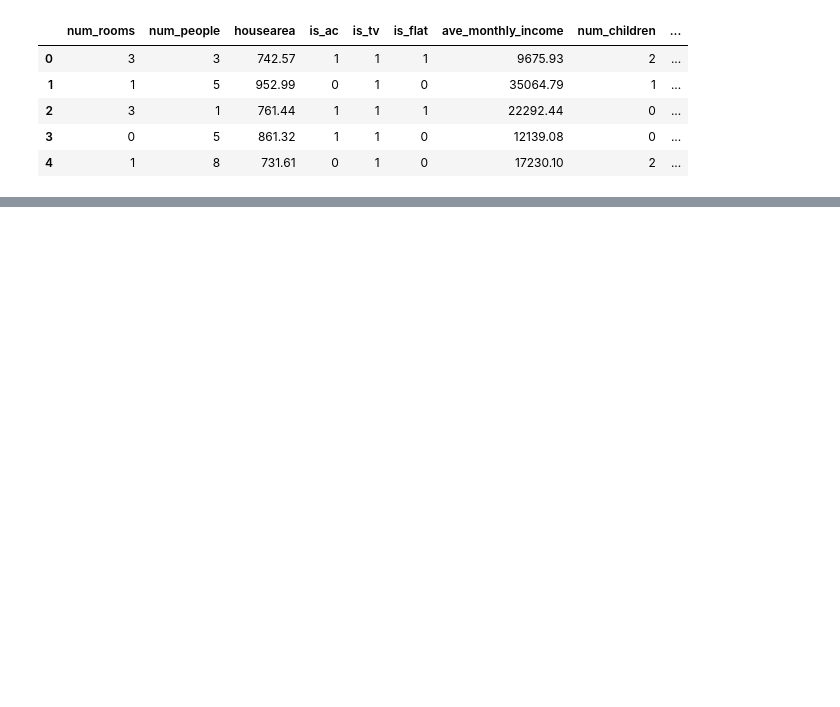
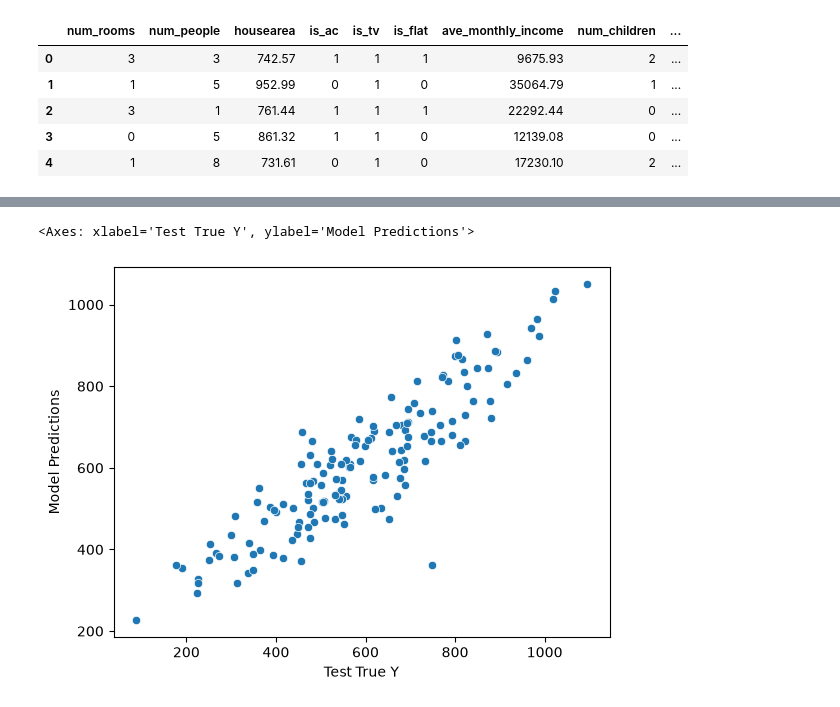
Before and after one commit to tuomasvaltanenLUAS/DeepLearningAutumn2026, a Jupyter notebook: lecture1_ann_regression_1/ann_regression_example_1.ipynb, the cells around one changed output, grey strips where cells are left out. Drawn from its saved outputs; the diff is of its cells as text; code cells hidden in the pictures; blank space fills up the shorter version.

```diff
--- a/lecture1_ann_regression_1/ann_regression_example_1.ipynb
+++ b/lecture1_ann_regression_1/ann_regression_example_1.ipynb
@@ -48 +48,16 @@ y = df['amount_paid']
+# %%
+# in Classic ML, we only had train/test -split
+# in deep learning, we usually use validation-data also, for better
+# optimization possibilities and better metrics
+
+# unfortunately the scikit-learn's train_test_split doesn't support validation
+# set split in itself.
+
+# if you want to split the test set into two for a validation set too, try this trick:
+
+# step 1, split the data into 70% (training data) and 30% (temporary data)
+X_train, X_temp, y_train, y_temp = train_test_split(X, y, test_size=0.3)
+
+# step 2, split the temporary data in HALF (0.5) => 15% test and 15% validation
+X_val, X_test, y_val, y_test = train_test_split(X_temp, y_temp, test_size=0.5)
 # %% [markdown]
@@ -55,0 +161,13 @@ y = df['amount_paid']
+# %%
+# get test predictions
+test_predictions = model.predict(X_test)
+
+# reshape the data for easier comparison table
+test_predictions = pd.Series(test_predictions.reshape(len(y_test),))
+pred_df = pd.DataFrame(np.asarray(y_test), columns=['Test True Y'])
+pred_df = pd.concat([pred_df, test_predictions], axis=1)
+pred_df.columns = ['Test True Y', 'Model Predictions']
+
+# print the comparison table - true values vs. model predicted values
+# we can nicely see here how far off our model is in some cases
+pred_df
@@ -55,0 +189,8 @@ y = df['amount_paid']
+# %%
+# these values follow a linear diagonal line = good predictions
+# we basically compare the predicted values
+# to true test values and see the differences
+sns.scatterplot(x='Test True Y', y='Model Predictions', data=pred_df)
+# %% [output]
+<Axes: xlabel='Test True Y', ylabel='Model Predictions'>
+[figure, added]
```
Also changed, not shown: parts of 18 cells of this notebook.
